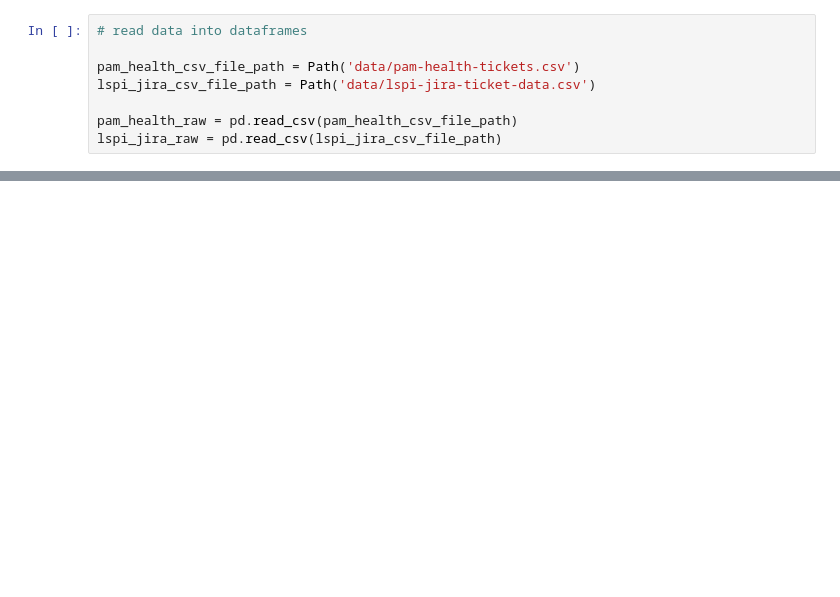
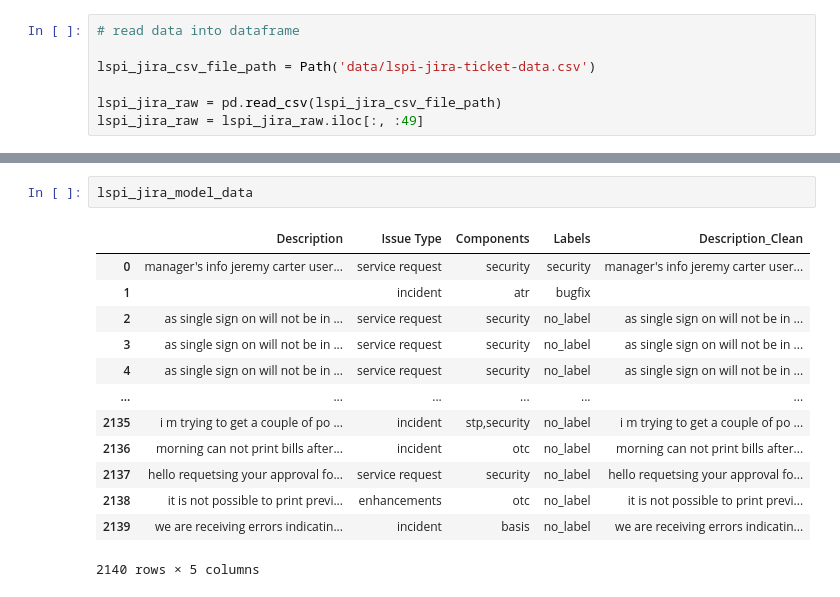
Before and after one commit to jennyxuRTS/ticket-classifier, a Jupyter notebook: lspi-jira-data-cleaning.ipynb, the cells around one changed output, grey strips where cells are left out. Cells and saved outputs as stored; diff of their text form; blank space fills up the shorter version.

```diff
--- a/lspi-jira-data-cleaning.ipynb
+++ b/lspi-jira-data-cleaning.ipynb
@@ -9,8 +11,7 @@ import seaborn as sns
 # %%
-# read data into dataframes
+# read data into dataframe
 
-pam_health_csv_file_path = Path('data/pam-health-tickets.csv')
 lspi_jira_csv_file_path = Path('data/lspi-jira-ticket-data.csv')
 
-pam_health_raw = pd.read_csv(pam_health_csv_file_path)
 lspi_jira_raw = pd.read_csv(lspi_jira_csv_file_path)
+lspi_jira_raw = lspi_jira_raw.iloc[:, :49]
@@ -97,0 +179,16 @@ print("\nColumn consolidation complete.\n")
+# %%
+lspi_jira_model_data
+# %% [output]
+|  | Description | Issue Type | Components | Labels | Description_Clean |
+| 0 | manager's info jeremy carter user... | service request | security | security | manager's info jeremy carter user... |
+| 1 |  | incident | atr | bugfix |  |
+| 2 | as single sign on will not be in ... | service request | security | no_label | as single sign on will not be in ... |
+| 3 | as single sign on will not be in ... | service request | security | no_label | as single sign on will not be in ... |
+| 4 | as single sign on will not be in ... | service request | security | no_label | as single sign on will not be in ... |
+| ... | ... | ... | ... | ... | ... |
+| 2135 | i m trying to get a couple of po ... | incident | stp,security | no_label | i m trying to get a couple of po ... |
+| 2136 | morning can not print bills after... | incident | otc | no_label | morning can not print bills after... |
+| 2137 | hello requetsing your approval fo... | service request | security | no_label | hello requetsing your approval fo... |
+| 2138 | it is not possible to print previ... | enhancements | otc | no_label | it is not possible to print previ... |
+| 2139 | we are receiving errors indicatin... | incident | basis | no_label | we are receiving errors indicatin... |
+2140 rows × 5 columns
```
Also changed, not shown: parts of 6 cells of this notebook, 1 other file.
